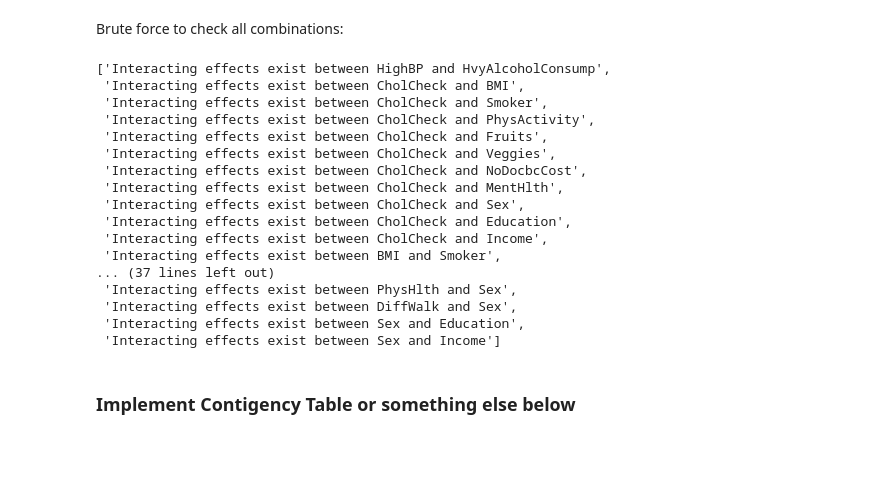
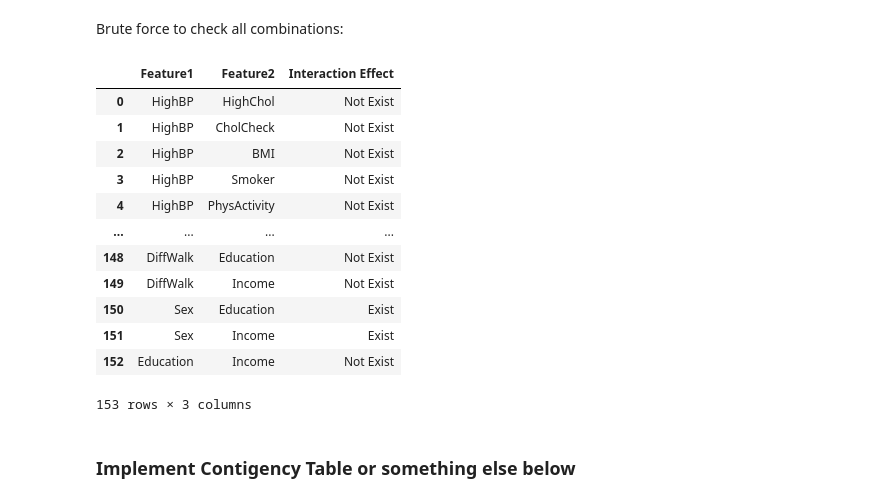
Before and after one commit to hubao666/Data-Analysis-for-BRFSS2015-Data, a Jupyter notebook: mid_proj.ipynb, the cells around one changed output. Saved outputs shown, nothing was run; the diff lists cells and outputs as text; code cells hidden in the pictures; blank space fills up the shorter version.

Commit message:
update interaction dataframe

```diff
--- a/mid_proj.ipynb
+++ b/mid_proj.ipynb
@@ -409,37 +409,41 @@ cache_dic = {}
 n = len(feature_names)
 total_iterations = n * (n - 1) / 2
 pbar = tqdm(total=total_iterations)
-interactions = []
+interactions_list = []
 
 for i in range(n):
     for j in range(i + 1, n):
-        # print(f'Checking {feature_names[i]} and {feature_names[j]}')
+
         result = check_interac_eff(df, feature_names[i], feature_names[j], cache_dic)
         if result > 0:
-            interactions.append(f"Interacting effects exist between {feature_names[i]} and {feature_names[j]}")
+            interactions_list.append({'Feature1':feature_names[i],
+                                      'Feature2':feature_names[j],
+                                      'Interaction Effect':'Exist'})
+        else:
+            interactions_list.append({'Feature1':feature_names[i],
+                                      'Feature2':feature_names[j],
+                                      'Interaction Effect':'Not Exist'})
         pbar.update(1)
 
+
 pbar.close()
-# %%
-interactions
-# %% [output]
-['Interacting effects exist between HighBP and HvyAlcoholConsump',
- 'Interacting effects exist between CholCheck and BMI',
- 'Interacting effects exist between CholCheck and Smoker',
- 'Interacting effects exist between CholCheck and PhysActivity',
- 'Interacting effects exist between CholCheck and Fruits',
- 'Interacting effects exist between CholCheck and Veggies',
- 'Interacting effects exist between CholCheck and NoDocbcCost',
- 'Interacting effects exist between CholCheck and MentHlth',
- 'Interacting effects exist between CholCheck and Sex',
- 'Interacting effects exist between CholCheck and Education',
- 'Interacting effects exist between CholCheck and Income',
- 'Interacting effects exist between BMI and Smoker',
-... (37 lines left out)
- 'Interacting effects exist between PhysHlth and Sex',
- 'Interacting effects exist between DiffWalk and Sex',
- 'Interacting effects exist between Sex and Education',
- 'Interacting effects exist between Sex and Income']
+# %%
+df_interaction = pd.DataFrame(interactions_list)
+df_interaction
+# %% [output]
+|  | Feature1 | Feature2 | Interaction Effect |
+| 0 | HighBP | HighChol | Not Exist |
+| 1 | HighBP | CholCheck | Not Exist |
+| 2 | HighBP | BMI | Not Exist |
+| 3 | HighBP | Smoker | Not Exist |
+| 4 | HighBP | PhysActivity | Not Exist |
+| ... | ... | ... | ... |
+| 148 | DiffWalk | Education | Not Exist |
+| 149 | DiffWalk | Income | Not Exist |
+| 150 | Sex | Education | Exist |
+| 151 | Sex | Income | Exist |
+| 152 | Education | Income | Not Exist |
+153 rows × 3 columns
 # %% [markdown]
 ### Implement Contigency Table or something else below
 # %% [markdown]
```
